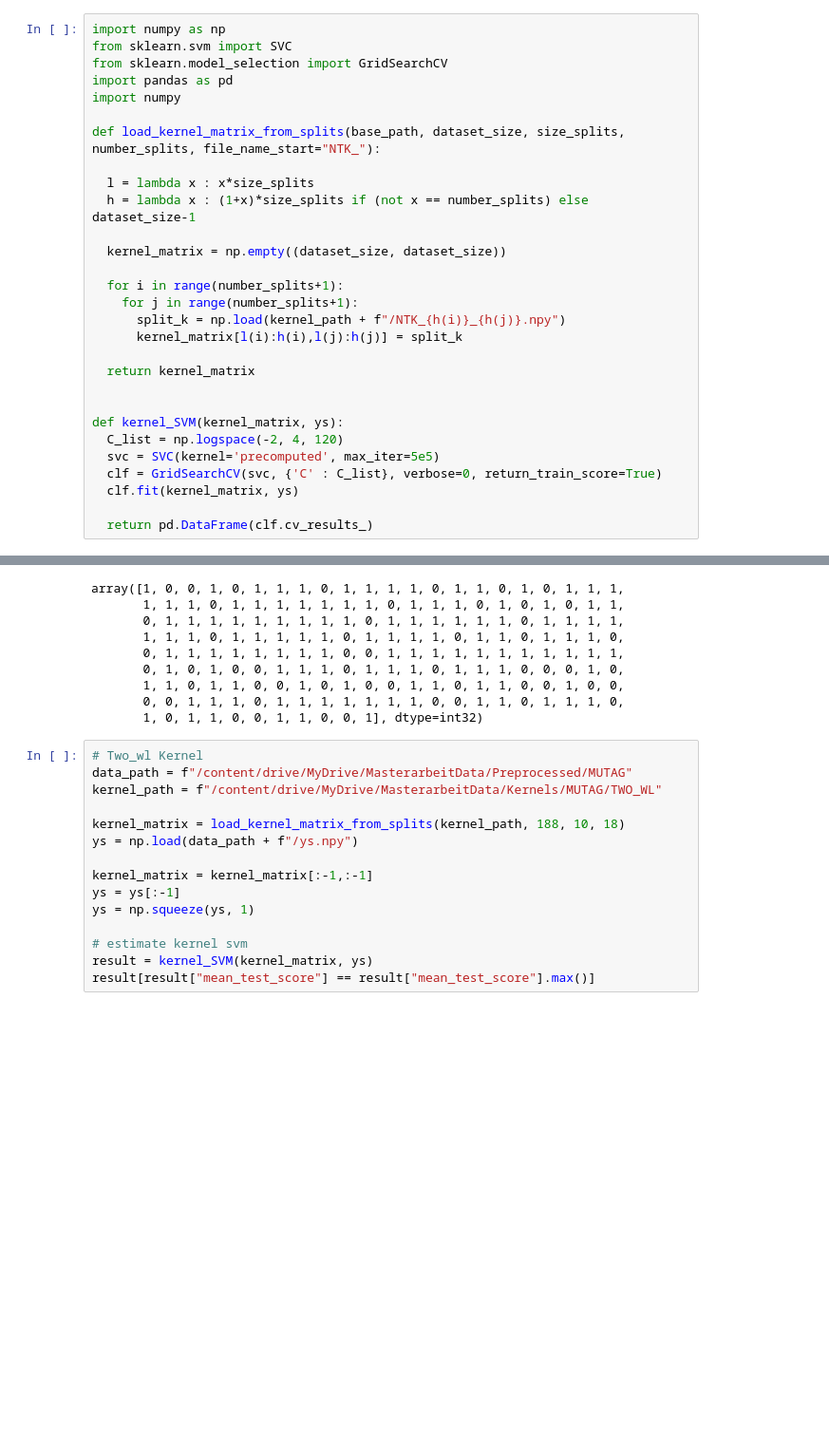
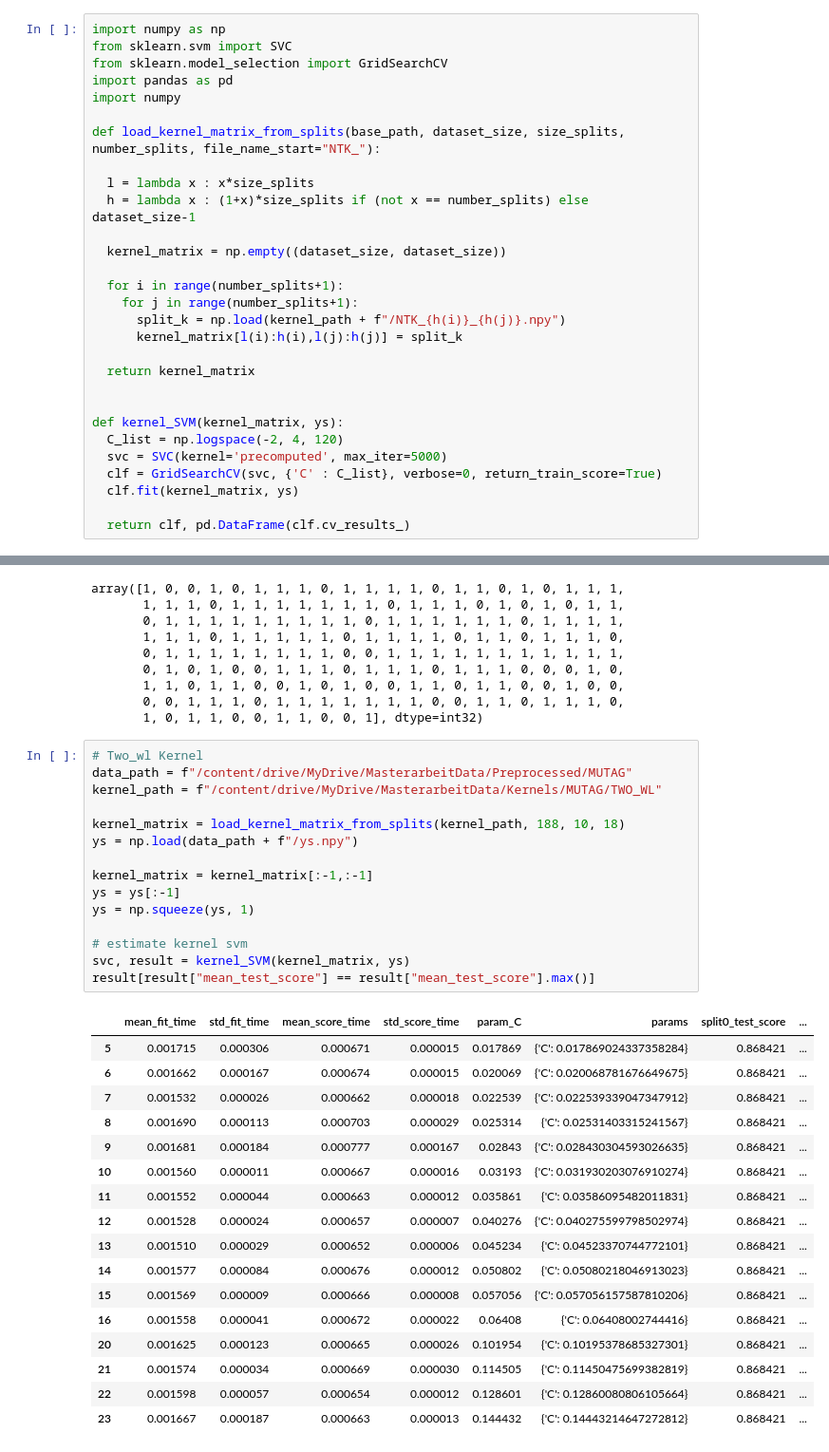
Before and after one commit to maxamas/two_WL_NTK, a Jupyter notebook: Kernel_SVM_example.ipynb, the cells around one changed output, grey strips where cells are left out. Shown at 95% size. Drawn from its saved outputs; the diff is of its cells as text; blank space fills up the shorter version.

Commit message:
kernel calc. and GD work for both models

```diff
--- a/Kernel_SVM_example.ipynb
+++ b/Kernel_SVM_example.ipynb
@@ -29,11 +29,11 @@ def load_kernel_matrix_from_splits(base_path, dataset_size, size_splits, number_
 
 def kernel_SVM(kernel_matrix, ys):
   C_list = np.logspace(-2, 4, 120)
-  svc = SVC(kernel='precomputed', max_iter=5e5)
+  svc = SVC(kernel='precomputed', max_iter=5000)
   clf = GridSearchCV(svc, {'C' : C_list}, verbose=0, return_train_score=True)
   clf.fit(kernel_matrix, ys)
 
-  return pd.DataFrame(clf.cv_results_)
+  return clf, pd.DataFrame(clf.cv_results_)
 # %%
 # GCNN data
 data_path = f"/content/drive/MyDrive/MasterarbeitData/Preprocessed/MUTAG"
@@ -74,16 +96,33 @@ array([1, 0, 0, 1, 0, 1, 1, 1, 0, 1, 1, 1, 1, 0, 1, 1, 0, 1, 0, 1, 1, 1,
 # %%
 # Two_wl Kernel
 data_path = f"/content/drive/MyDrive/MasterarbeitData/Preprocessed/MUTAG"
 kernel_path = f"/content/drive/MyDrive/MasterarbeitData/Kernels/MUTAG/TWO_WL"
 
 kernel_matrix = load_kernel_matrix_from_splits(kernel_path, 188, 10, 18)
 ys = np.load(data_path + f"/ys.npy")
 
 kernel_matrix = kernel_matrix[:-1,:-1]
 ys = ys[:-1]
 ys = np.squeeze(ys, 1)
 
 # estimate kernel svm
-result = kernel_SVM(kernel_matrix, ys)
+svc, result = kernel_SVM(kernel_matrix, ys)
 result[result["mean_test_score"] == result["mean_test_score"].max()]
 # %% [output]
+|  | mean_fit_time | std_fit_time | mean_score_time | std_score_time | param_C | params | split0_test_score | ... |
+| 5 | 0.001715 | 0.000306 | 0.000671 | 0.000015 | 0.017869 | {'C': 0.017869024337358284} | 0.868421 | ... |
+| 6 | 0.001662 | 0.000167 | 0.000674 | 0.000015 | 0.020069 | {'C': 0.020068781676649675} | 0.868421 | ... |
+| 7 | 0.001532 | 0.000026 | 0.000662 | 0.000018 | 0.022539 | {'C': 0.022539339047347912} | 0.868421 | ... |
+| 8 | 0.001690 | 0.000113 | 0.000703 | 0.000029 | 0.025314 | {'C': 0.02531403315241567} | 0.868421 | ... |
+| 9 | 0.001681 | 0.000184 | 0.000777 | 0.000167 | 0.02843 | {'C': 0.028430304593026635} | 0.868421 | ... |
+| 10 | 0.001560 | 0.000011 | 0.000667 | 0.000016 | 0.03193 | {'C': 0.031930203076910274} | 0.868421 | ... |
+| 11 | 0.001552 | 0.000044 | 0.000663 | 0.000012 | 0.035861 | {'C': 0.03586095482011831} | 0.868421 | ... |
+| 12 | 0.001528 | 0.000024 | 0.000657 | 0.000007 | 0.040276 | {'C': 0.040275599798502974} | 0.868421 | ... |
+| 13 | 0.001510 | 0.000029 | 0.000652 | 0.000006 | 0.045234 | {'C': 0.04523370744772101} | 0.868421 | ... |
+| 14 | 0.001577 | 0.000084 | 0.000676 | 0.000012 | 0.050802 | {'C': 0.05080218046913023} | 0.868421 | ... |
+| 15 | 0.001569 | 0.000009 | 0.000666 | 0.000008 | 0.057056 | {'C': 0.057056157587810206} | 0.868421 | ... |
+| 16 | 0.001558 | 0.000041 | 0.000672 | 0.000022 | 0.06408 | {'C': 0.06408002744416} | 0.868421 | ... |
+| 20 | 0.001625 | 0.000123 | 0.000665 | 0.000026 | 0.101954 | {'C': 0.10195378685327301} | 0.868421 | ... |
+| 21 | 0.001574 | 0.000034 | 0.000669 | 0.000030 | 0.114505 | {'C': 0.11450475699382819} | 0.868421 | ... |
+| 22 | 0.001598 | 0.000057 | 0.000654 | 0.000012 | 0.128601 | {'C': 0.12860080806105664} | 0.868421 | ... |
+| 23 | 0.001667 | 0.000187 | 0.000663 | 0.000013 | 0.144432 | {'C': 0.14443214647272812} | 0.868421 | ... |
```
Also changed, not shown: parts of 5 cells of this notebook, 4 other files.
